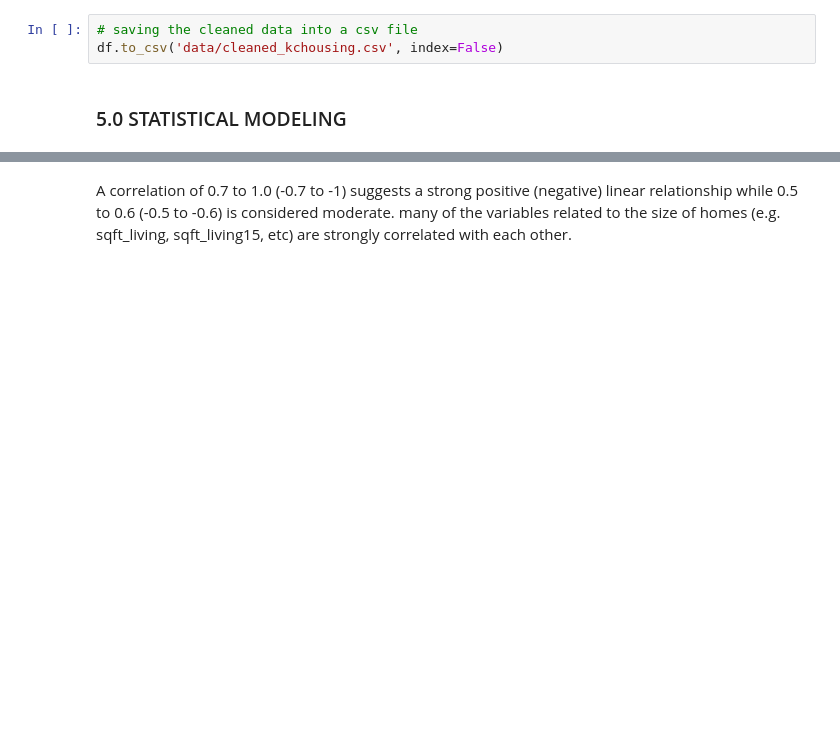
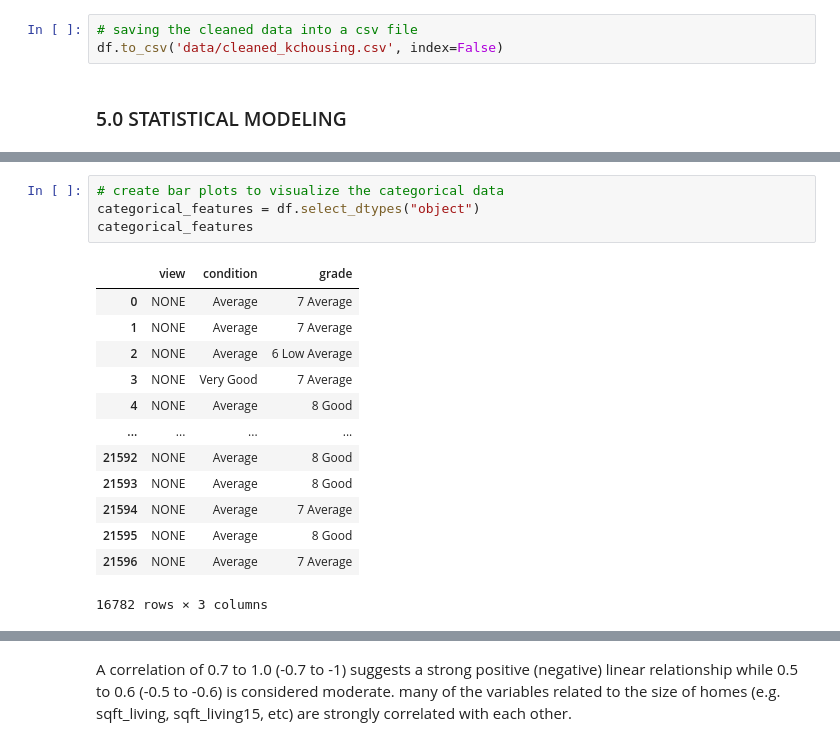
Before and after one commit to Collinskanyiri/dsc-phase-2-project-v2-3, a Jupyter notebook: student.ipynb, the cells around one changed output, grey strips where cells are left out. Cells and saved outputs as stored; diff of their text form; blank space fills up the shorter version.

```diff
--- a/student.ipynb
+++ b/student.ipynb
@@ -380 +617,19 @@ df.to_csv('data/cleaned_kchousing.csv', index=False)
+# %%
+# create bar plots to visualize the categorical data
+categorical_features = df.select_dtypes("object")
+categorical_features
+# %% [output]
+|  | view | condition | grade |
+| 0 | NONE | Average | 7 Average |
+| 1 | NONE | Average | 7 Average |
+| 2 | NONE | Average | 6 Low Average |
+| 3 | NONE | Very Good | 7 Average |
+| 4 | NONE | Average | 8 Good |
+| ... | ... | ... | ... |
+| 21592 | NONE | Average | 8 Good |
+| 21593 | NONE | Average | 8 Good |
+| 21594 | NONE | Average | 7 Average |
+| 21595 | NONE | Average | 8 Good |
+| 21596 | NONE | Average | 7 Average |
+16782 rows × 3 columns
 # %% [markdown]
```
Also changed, not shown: parts of 58 cells of this notebook.
